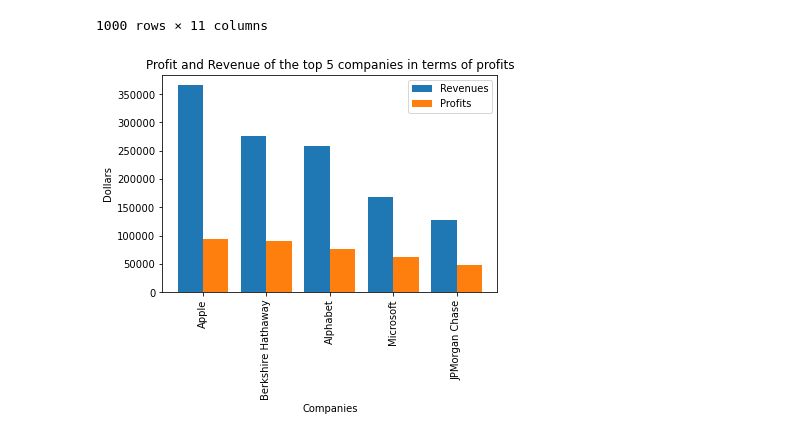
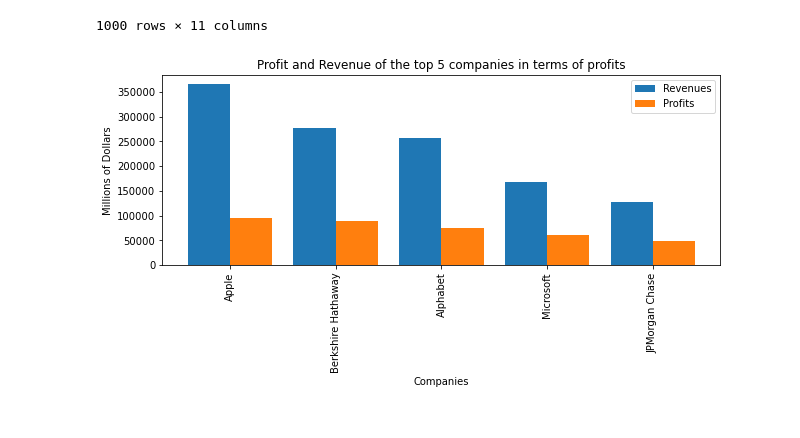
Before and after one commit to aronnicksnts/kaggle-projects, a Jupyter notebook: Fortune Top 1000 Companies by Revenue 2022/Fortune Top 1000 Revenue Analysis.ipynb, the cells around one changed output. Saved outputs shown, nothing was run; the diff lists cells and outputs as text; code cells hidden in the pictures.

Commit message:
Added figures

```diff
--- a/Fortune Top 1000 Companies by Revenue 2022/Fortune Top 1000 Revenue Analysis.ipynb
+++ b/Fortune Top 1000 Companies by Revenue 2022/Fortune Top 1000 Revenue Analysis.ipynb
@@ -111,16 +107,17 @@ df
 # %%
 df = df.sort_values(by=['profits'], ascending=False)
 numCompanies = 5
 x_axis = np.arange(numCompanies)
-
+fig, ax = plt.subplots(figsize=(10,3.5))
 plt.bar(x_axis - 0.2, df['revenues'].head(numCompanies), 0.4, label = 'Revenues')
 plt.bar(x_axis + 0.2, df['profits'].head(numCompanies), 0.4, label = 'Profits')
 
 plt.xticks(x_axis, df['name'].head(numCompanies), rotation=90)
 plt.xlabel("Companies")
-plt.ylabel("Dollars")
+plt.ylabel("Millions of Dollars")
 plt.title(f"Profit and Revenue of the top {numCompanies} companies in terms of profits")
 plt.legend()
+plt.savefig("BC_Top5 Profit and Revenue.png", dpi= 300)
 plt.show()
 # %% [output]
-[figure, old version]
+[figure, new version]
```
Also changed, not shown: parts of 9 cells of this notebook, 6 other files.
